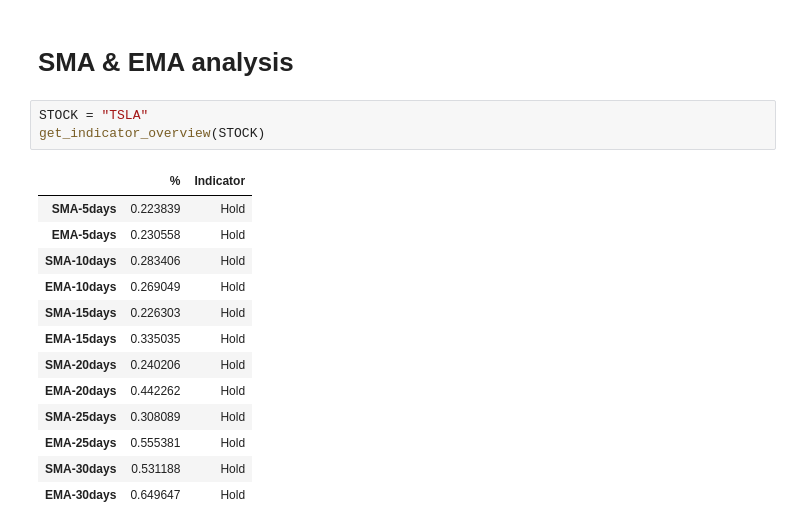
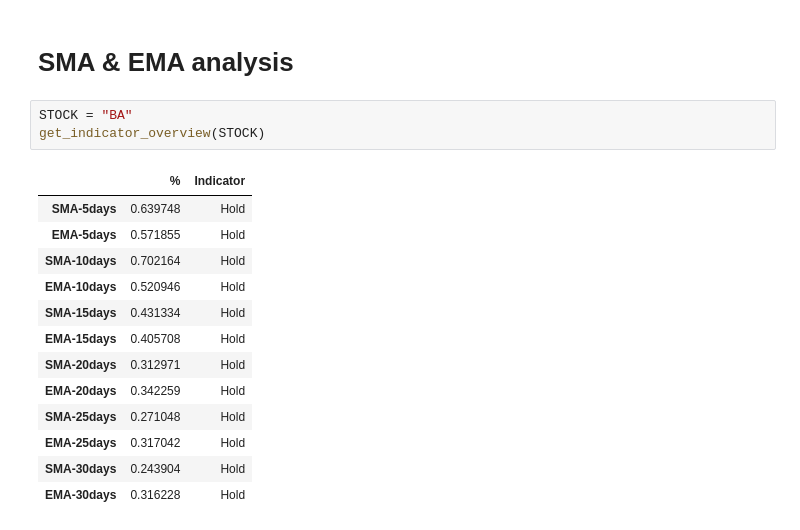
Before and after one commit to PeterHinge/finance-project, a Jupyter notebook: notebooks/0.2-phi-sma-and-cma-lines.ipynb, the cells around one changed output. Saved outputs shown, nothing was run; the diff lists cells and outputs as text.

```diff
--- a/notebooks/0.2-phi-sma-and-cma-lines.ipynb
+++ b/notebooks/0.2-phi-sma-and-cma-lines.ipynb
@@ -179,19 +179,19 @@ def get_indicator_overview(stock_code):
 # %% [markdown]
 # SMA & EMA analysis
 # %%
-STOCK = "TSLA"
+STOCK = "BA"
 get_indicator_overview(STOCK)
 # %% [output]
 |  | % | Indicator |
-| SMA-5days | 0.223839 | Hold |
-| EMA-5days | 0.230558 | Hold |
-| SMA-10days | 0.283406 | Hold |
-| EMA-10days | 0.269049 | Hold |
-| SMA-15days | 0.226303 | Hold |
-| EMA-15days | 0.335035 | Hold |
-| SMA-20days | 0.240206 | Hold |
-| EMA-20days | 0.442262 | Hold |
-| SMA-25days | 0.308089 | Hold |
-| EMA-25days | 0.555381 | Hold |
-| SMA-30days | 0.531188 | Hold |
-| EMA-30days | 0.649647 | Hold |
+| SMA-5days | 0.639748 | Hold |
+| EMA-5days | 0.571855 | Hold |
+| SMA-10days | 0.702164 | Hold |
+| EMA-10days | 0.520946 | Hold |
+| SMA-15days | 0.431334 | Hold |
+| EMA-15days | 0.405708 | Hold |
+| SMA-20days | 0.312971 | Hold |
+| EMA-20days | 0.342259 | Hold |
+| SMA-25days | 0.271048 | Hold |
+| EMA-25days | 0.317042 | Hold |
+| SMA-30days | 0.243904 | Hold |
+| EMA-30days | 0.316228 | Hold |
```
